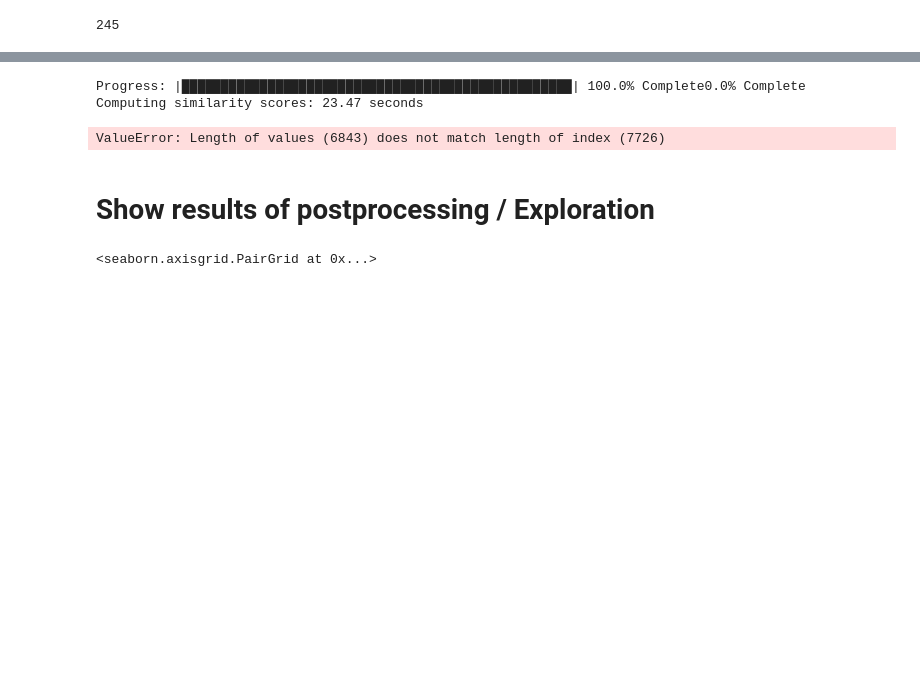
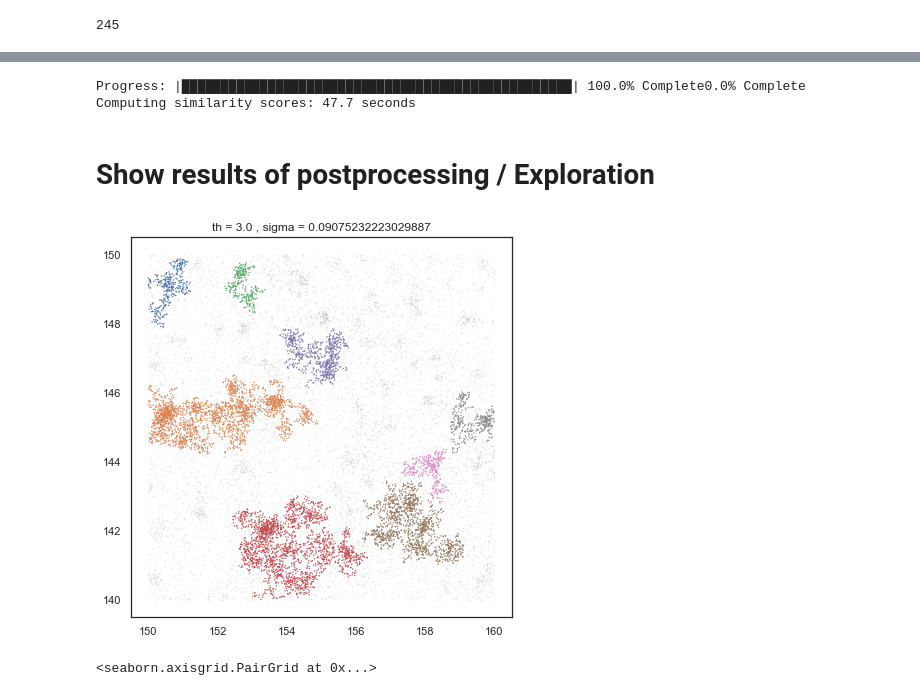
Before and after one commit to NoldAndreas/FINDER, a Jupyter notebook: Code/FigX4_Explore2DOptimizer_withReference_Streamlined_highDensityNoise.ipynb, the cells around one changed output, grey strips where cells are left out. Cells and saved outputs as stored; diff of their text form; code cells hidden in the pictures; blank space fills up the shorter version.

Commit message:
corrected similarity finder

```diff
--- a/Code/FigX4_Explore2DOptimizer_withReference_Streamlined_highDensityNoise.ipynb
+++ b/Code/FigX4_Explore2DOptimizer_withReference_Streamlined_highDensityNoise.ipynb
@@ -523,10 +521,11 @@ def DefineCleanedLabels_GeneralLimit(df_clusterSizes_all,phasespace_all,criterio
     percent_locsIncluded_aboveT     = [];
     percent_locsIncluded_aboveT_ref = [];
 
-    df_incell = df_clusterSizes_all[(df_clusterSizes_all['type']=='incell')];
+    df_incell   = df_clusterSizes_all[(df_clusterSizes_all['type']=='incell')];
     df_outcell  = df_clusterSizes_all[(df_clusterSizes_all['type']=='outcell')];
 
     T_,s_vs_n_,nocl_incell_,nocl_outcell_ = GetOptimalT(df_incell,df_outcell,criterion);
+    print('T= '+str(T_));
 #    T_ = 190;
 
     for idx,row in phasespace_all.iterrows():
@@ -540,10 +539,12 @@ def DefineCleanedLabels_GeneralLimit(df_clusterSizes_all,phasespace_all,criterio
                         (df_clusterSizes_all['type']=='outcell')];
 
        # T_,s_vs_n_,nocl_incell_,nocl_outcell_ = GetOptimalT(df_incell,df_outcell,criterion);
-        nocl_incell_  = np.sum(df_incell[criterion]>T_);
-        nocl_outcell_ = np.sum(df_outcell[criterion]>T_);
+        nocl_incell_  = float(np.sum(df_incell[criterion]>T_));
+        nocl_outcell_ = float(np.sum(df_outcell[criterion]>T_));
         if(nocl_incell_ + nocl_outcell_>0):
-            s_vs_n_        = (nocl_incell_/len(df_incell))/(nocl_incell_/len(df_incell) + nocl_outcell_/len(df_outcell));
+            p1 = (nocl_incell_/len(df_incell));
+            p2 = (nocl_outcell_/len(df_outcell));
+            s_vs_n_        = p1/(p1+p2);
         else:
             s_vs_n_ = 0;
 
@@ -642,2 +644,5 @@ phasespace_all_aboveT = DefineCleanedLabels_GeneralLimit(df_clusterSizes_all,pha
 [figure]
+# %%
+i_choose  = np.argmax(phasespace_all_aboveT['no_clusters']);
+ps_choose = phasespace_all_aboveT.loc[i_choose,:];
 # %%
@@ -646,12 +651,9 @@ clusterInfo_aboveT = getClusterSizesAll(phasespace_all_aboveT);
 # %%
-cli_similarityScore,similarityScore = getSimilarityScore(XC_incell,phasespace_all_aboveT,clusterInfo_aboveT);
+cli_similarityScore,similarityScore      = getSimilarityScore(XC_incell,phasespace_all_aboveT,clusterInfo_aboveT);
+phasespace_all_aboveT['similarityScore'] = similarityScore;
+clusterInfo_aboveT['similarityScore']    = cli_similarityScore;
 # %% [output]
 Progress: |██████████████████████████████████████████████████| 100.0% Complete0.0% Complete
-Computing similarity scores: 23.47 seconds
+Computing similarity scores: 47.7 seconds
-# %%
-phasespace_all_aboveT['similarityScore'] = similarityScore;
-clusterInfo_aboveT['similarityScore'] = cli_similarityScore;
-# %% [output]
-ValueError: Length of values (6843) does not match length of index (7726)
 # %%
 df_opt_th_aboveT     = GetLineOfOptima(phasespace_all_aboveT[['sigma', 'threshold','similarityScore','no_clusters']],'threshold','similarityScore');
@@ -659,5 +661,12 @@ df_opt_th_aboveT_ncl     = GetLineOfOptima(phasespace_all_aboveT[['sigma', 'thre
 # %% [markdown]
 # Show results of postprocessing / Exploration
+# %%
+fig,axs = plt.subplots(1,1,figsize=(7,7));
+PlotScatter(XC_incell,ps_choose['labels'],axs);
+axs.set_title('th = '+str(ps_choose['threshold'])+' , sigma = '+str(ps_choose['sigma']));
+plt.savefig(save_name+"_ChossenClustering.png",bbox_inches="tight");
+# %% [output]
+[figure, added]
 # %%
 sns.pairplot(data=df_clusterSizes_all,vars=["similarityScore","clusterSize"],hue='type')
 # %% [output]
```
Also changed, not shown: parts of 29 cells of this notebook, 1 other file.
